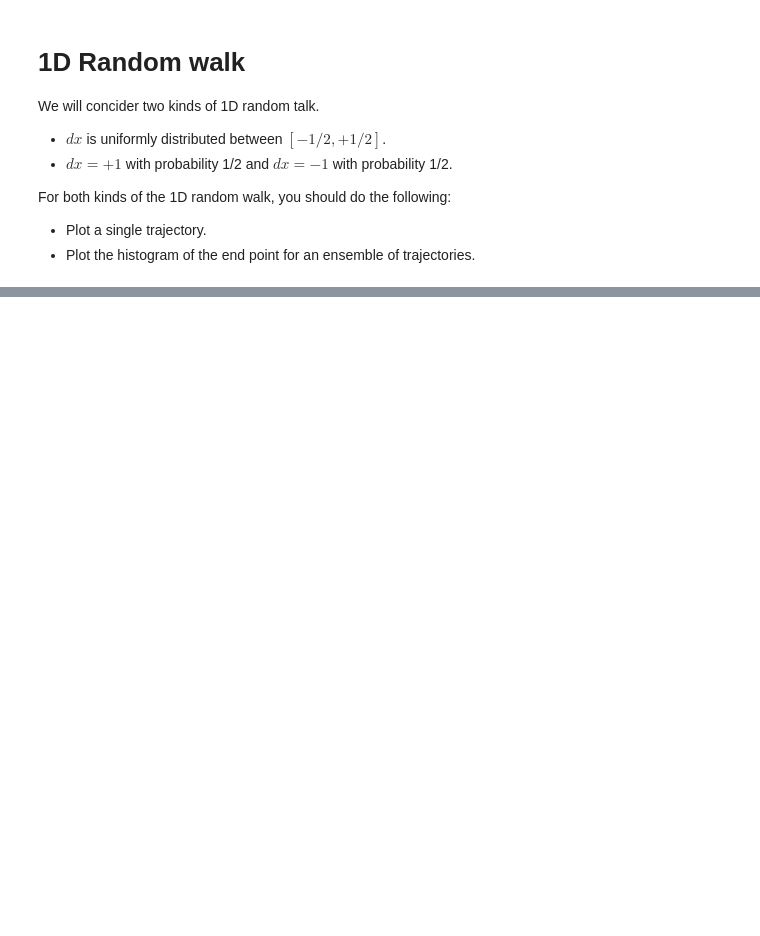
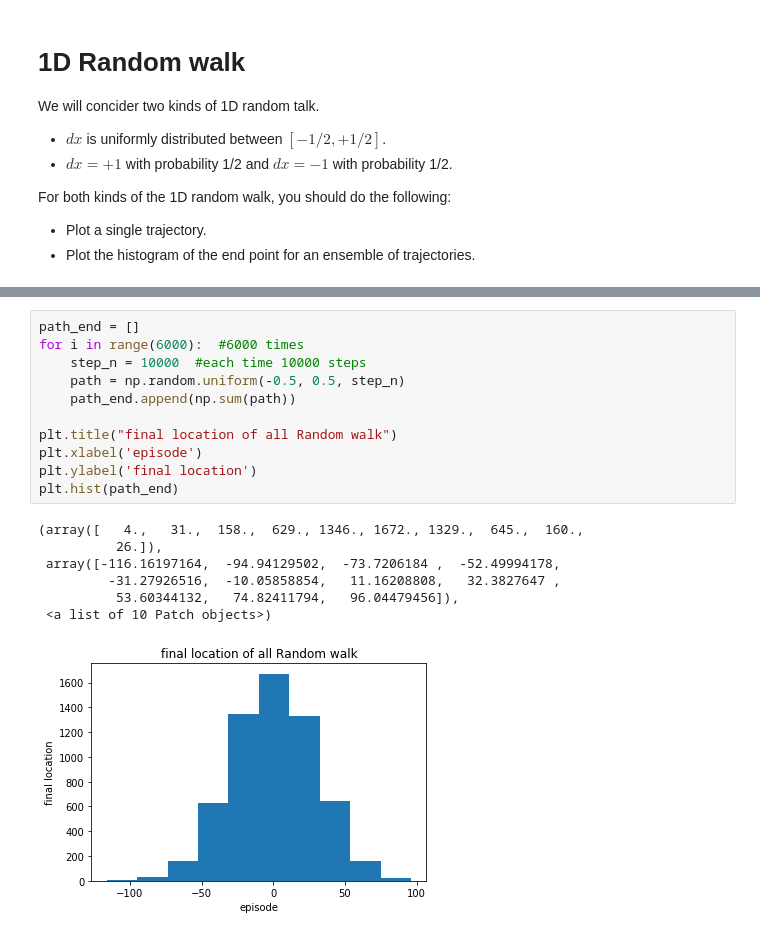
Before and after one commit to NTHU-Phys-Qubit/hw1-qaz20031616, a Jupyter notebook: Problem-1.ipynb, the cells around one changed output, grey strips where cells are left out. Cells and saved outputs as stored; diff of their text form; blank space fills up the shorter version.

```diff
--- a/Problem-1.ipynb
+++ b/Problem-1.ipynb
@@ -15,0 +28,19 @@ For both kinds of the 1D random walk, you should do the following:
+# %%
+path_end = []
+for i in range(6000):  #6000 times
+    step_n = 10000  #each time 10000 steps
+    path = np.random.uniform(-0.5, 0.5, step_n)
+    path_end.append(np.sum(path))
+
+plt.title("final location of all Random walk")
+plt.xlabel('episode')
+plt.ylabel('final location')
+plt.hist(path_end)
+# %% [output]
+(array([   4.,   31.,  158.,  629., 1346., 1672., 1329.,  645.,  160.,
+          26.]),
+ array([-116.16197164,  -94.94129502,  -73.7206184 ,  -52.49994178,
+         -31.27926516,  -10.05858854,   11.16208808,   32.3827647 ,
+          53.60344132,   74.82411794,   96.04479456]),
+ <a list of 10 Patch objects>)
+[figure, added]
```
Also changed, not shown: parts of 9 cells of this notebook, 1 other file.
